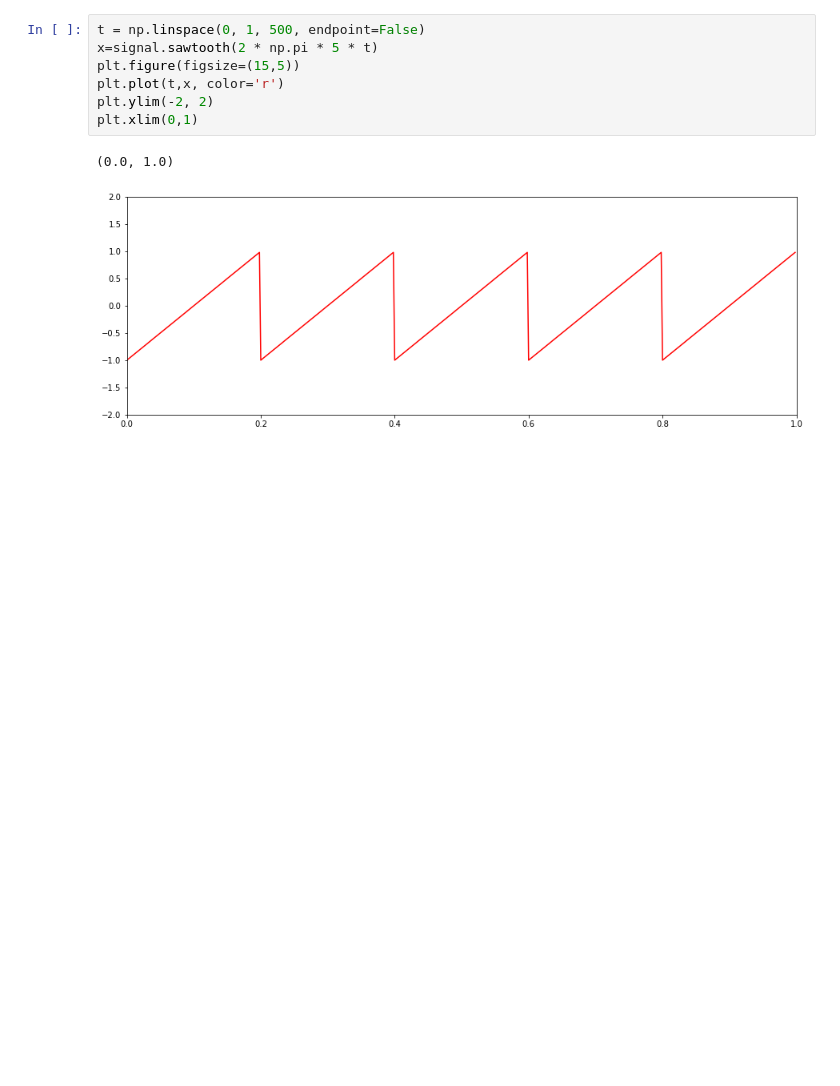
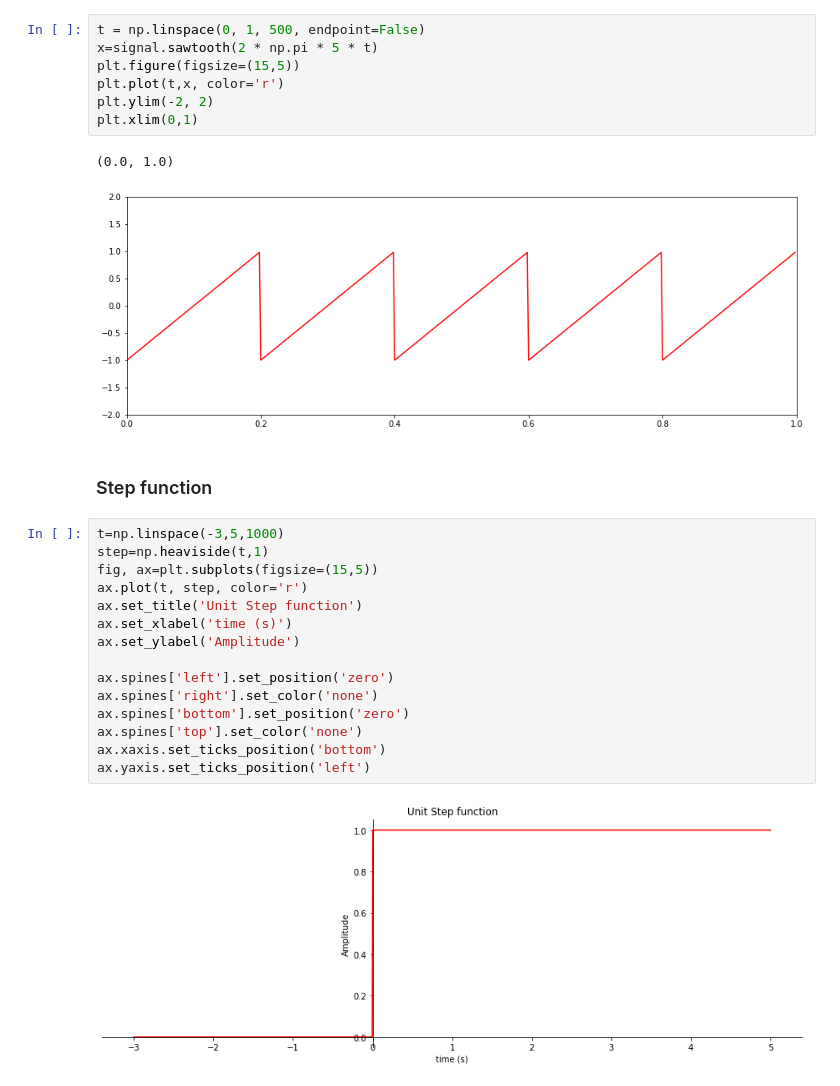
Before and after one commit to sayedul79/python-signal-and-system, a Jupyter notebook: plotting-signal.ipynb, the cells around one changed output. Drawn from its saved outputs; the diff is of its cells as text; blank space fills up the shorter version.

```diff
--- a/plotting-signal.ipynb
+++ b/plotting-signal.ipynb
@@ -155,3 +155,22 @@ plt.xlim(0,1)
 # %% [output]
 (0.0, 1.0)
 [figure]
+# %% [markdown]
+### Step function
+# %%
+t=np.linspace(-3,5,1000)
+step=np.heaviside(t,1)
+fig, ax=plt.subplots(figsize=(15,5))
+ax.plot(t, step, color='r')
+ax.set_title('Unit Step function')
+ax.set_xlabel('time (s)')
+ax.set_ylabel('Amplitude')
+
+ax.spines['left'].set_position('zero')
+ax.spines['right'].set_color('none')
+ax.spines['bottom'].set_position('zero')
+ax.spines['top'].set_color('none')
+ax.xaxis.set_ticks_position('bottom')
+ax.yaxis.set_ticks_position('left')
+# %% [output]
+[figure, added]
```
Also changed, not shown: parts of 1 cell of this notebook, 1 other file.
